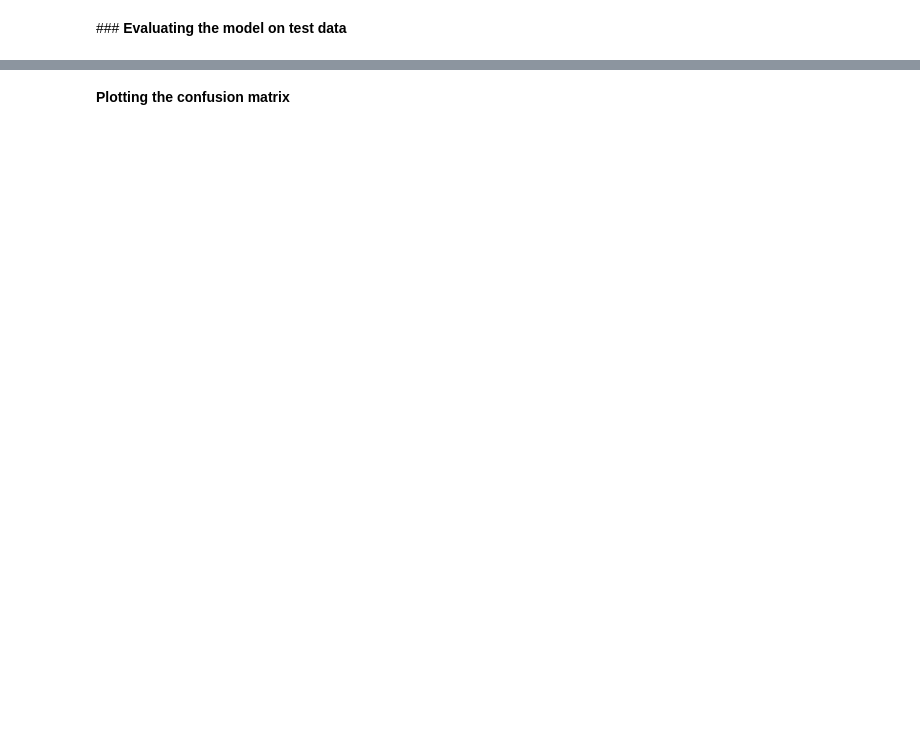
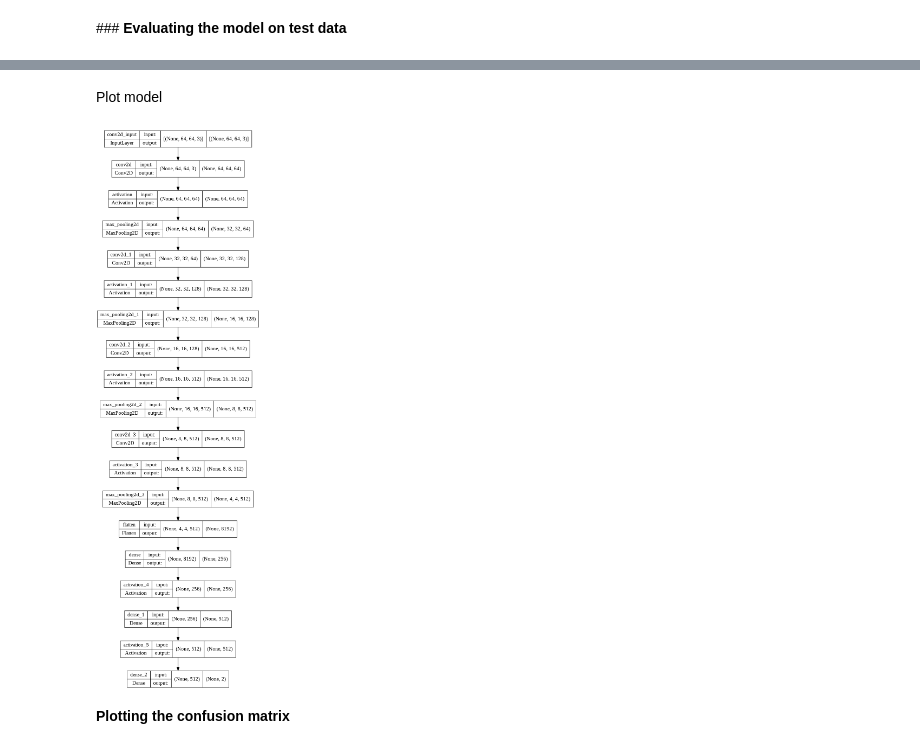
Before and after one commit to sunny722122/capitalstone_Proj_malaria_detection, a Jupyter notebook: Final_submission.ipynb, the cells around one changed output, grey strips where cells are left out. Saved outputs shown, nothing was run; the diff lists cells and outputs as text; code cells hidden in the pictures; blank space fills up the shorter version.

```diff
--- a/Final_submission.ipynb
+++ b/Final_submission.ipynb
@@ -444,3 +410,10 @@ print('\n', 'Test_Accuracy:-', accuracy[1])
+# %% [markdown]
+Plot model
+# %%
+from keras.utils.vis_utils import plot_model
+plot_model(model,show_shapes=True)
+# %% [output]
+[figure, added]
 # %% [markdown]
 <b> Plotting the confusion matrix
 # %%
```
Also changed, not shown: parts of 59 cells of this notebook.
